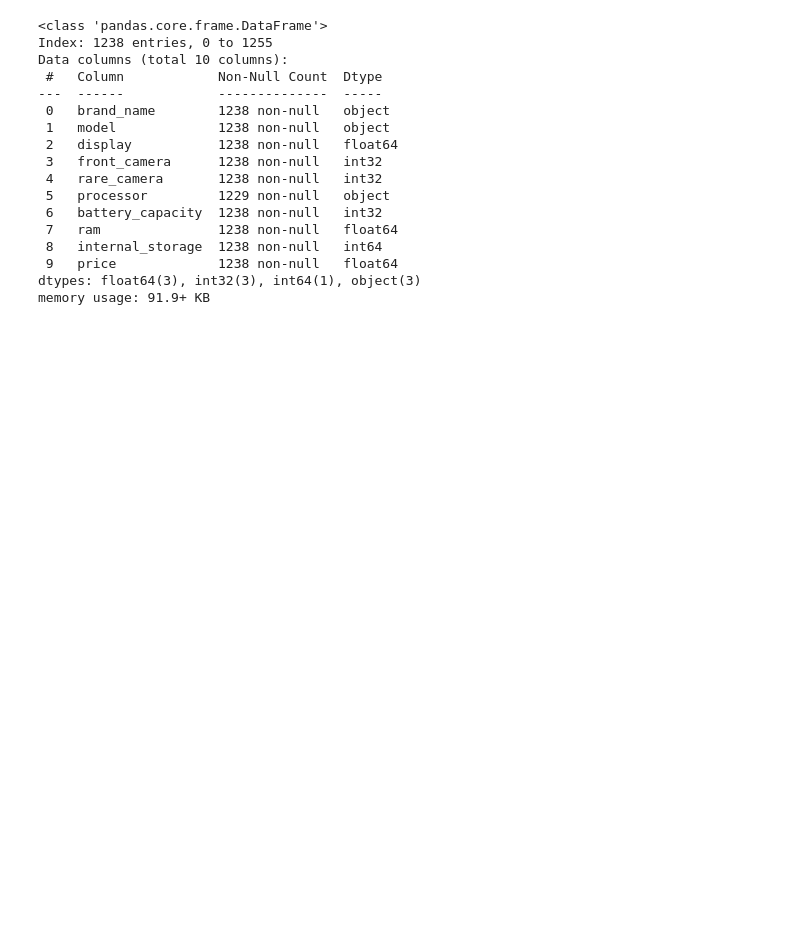
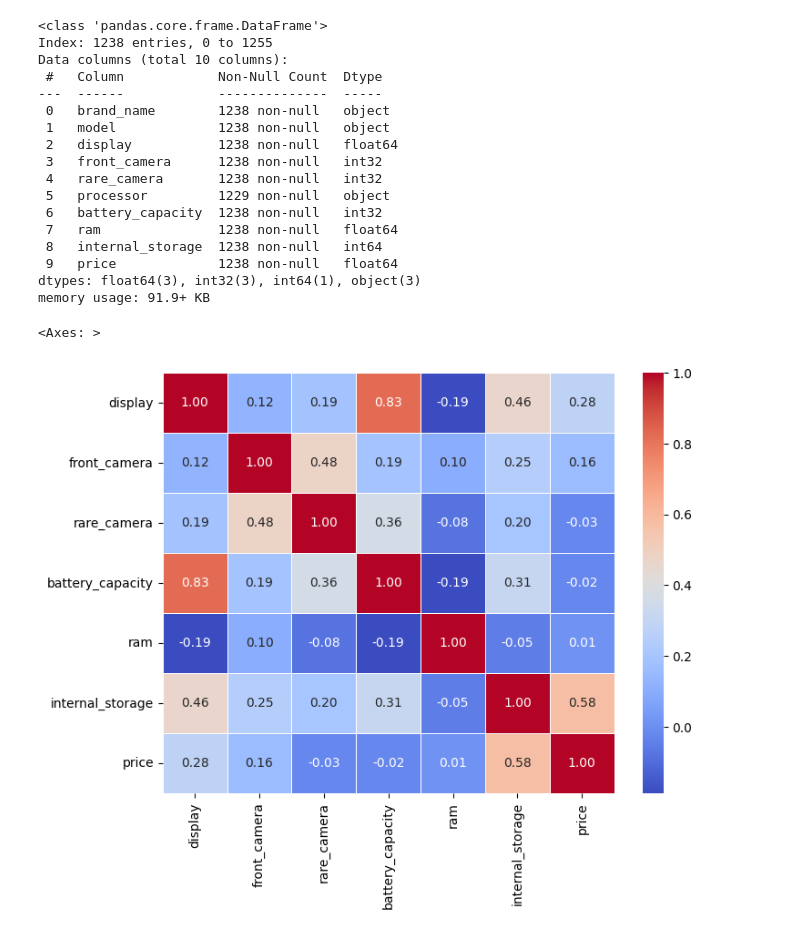
Before and after one commit to ChitwanRana/Predictive-Price-Estimator, a Jupyter notebook: SMARTPHONE/SmartPhone_Price_Prediction.ipynb, the cells around one changed output. Drawn from its saved outputs; the diff is of its cells as text; code cells hidden in the pictures; blank space fills up the shorter version.

```diff
--- a/SMARTPHONE/SmartPhone_Price_Prediction.ipynb
+++ b/SMARTPHONE/SmartPhone_Price_Prediction.ipynb
@@ -430,3 +430,11 @@ dtypes: float64(3), int32(3), int64(1), object(3)
 memory usage: 91.9+ KB
 # %%
 smartphone['ram']=smartphone['ram'].astype(int)
+# %%
+numeric_columns = smartphone.select_dtypes(include=['float64', 'float32', 'int64', 'int32']).columns
+corr1 = smartphone[numeric_columns].corr()
+plt.figure(figsize=(8, 6))
+sns.heatmap(corr1, annot=True, cmap='coolwarm', fmt=".2f", linewidths=0.5)
+# %% [output]
+<Axes: >
+[figure, added]
```
Also changed, not shown: parts of 5 cells of this notebook.
